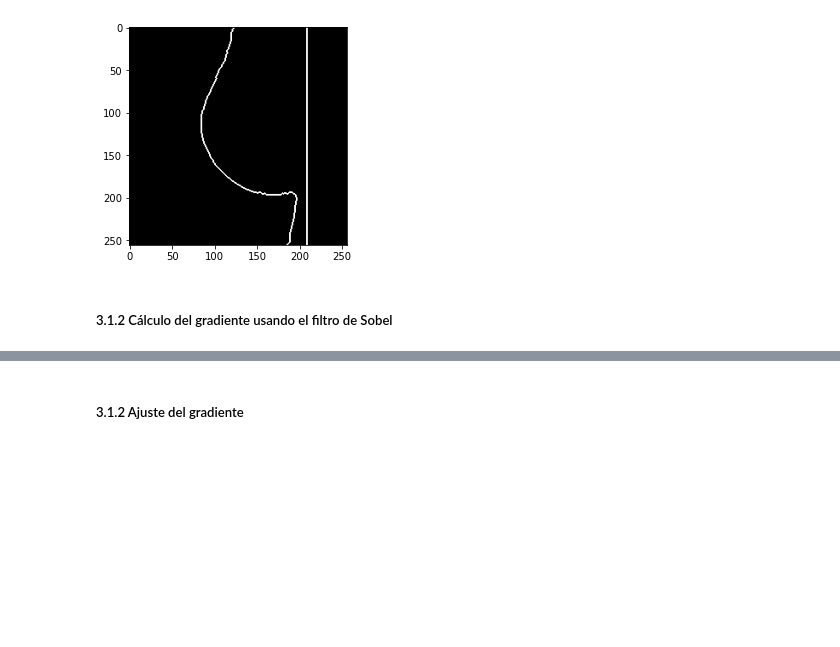
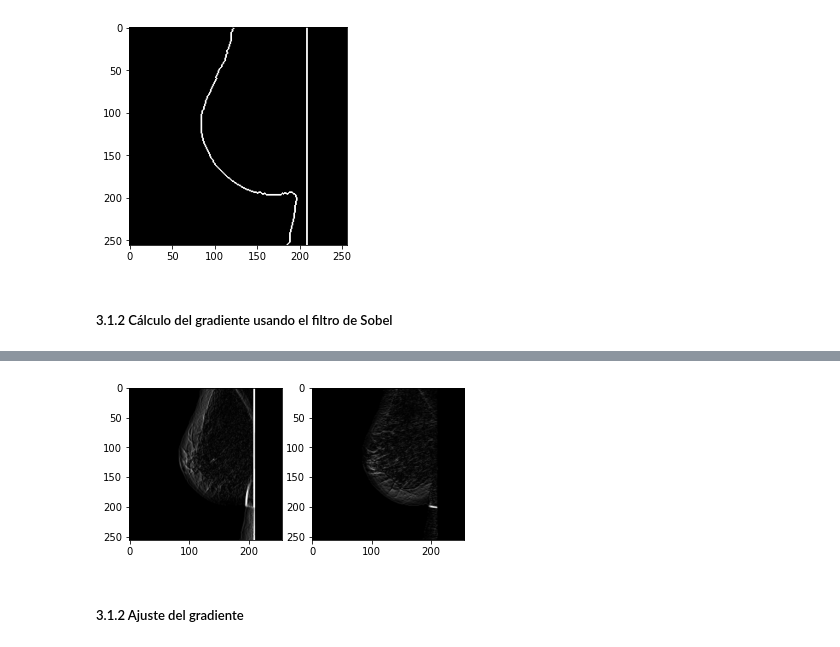
Before and after one commit to data-and-code/trabajo_con_imagenes, a Jupyter notebook: data-raw/clean_imgs.ipynb, the cells around one changed output, grey strips where cells are left out. Saved outputs shown, nothing was run; the diff lists cells and outputs as text; code cells hidden in the pictures; blank space fills up the shorter version.

```diff
--- a/data-raw/clean_imgs.ipynb
+++ b/data-raw/clean_imgs.ipynb
@@ -359,3 +363,11 @@ plt.show()
+# %%
+plt.subplot(121)
+plt.imshow(imgs_grad_x[10], cmap='gray')
+plt.subplot(122)
+plt.imshow(imgs_grad_y[10], cmap='gray')
+plt.show()
+# %% [output]
+[figure, added]
 # %% [markdown]
 #####  3.1.2 Ajuste del gradiente
 # %% [markdown]
```
Also changed, not shown: parts of 26 cells of this notebook.
